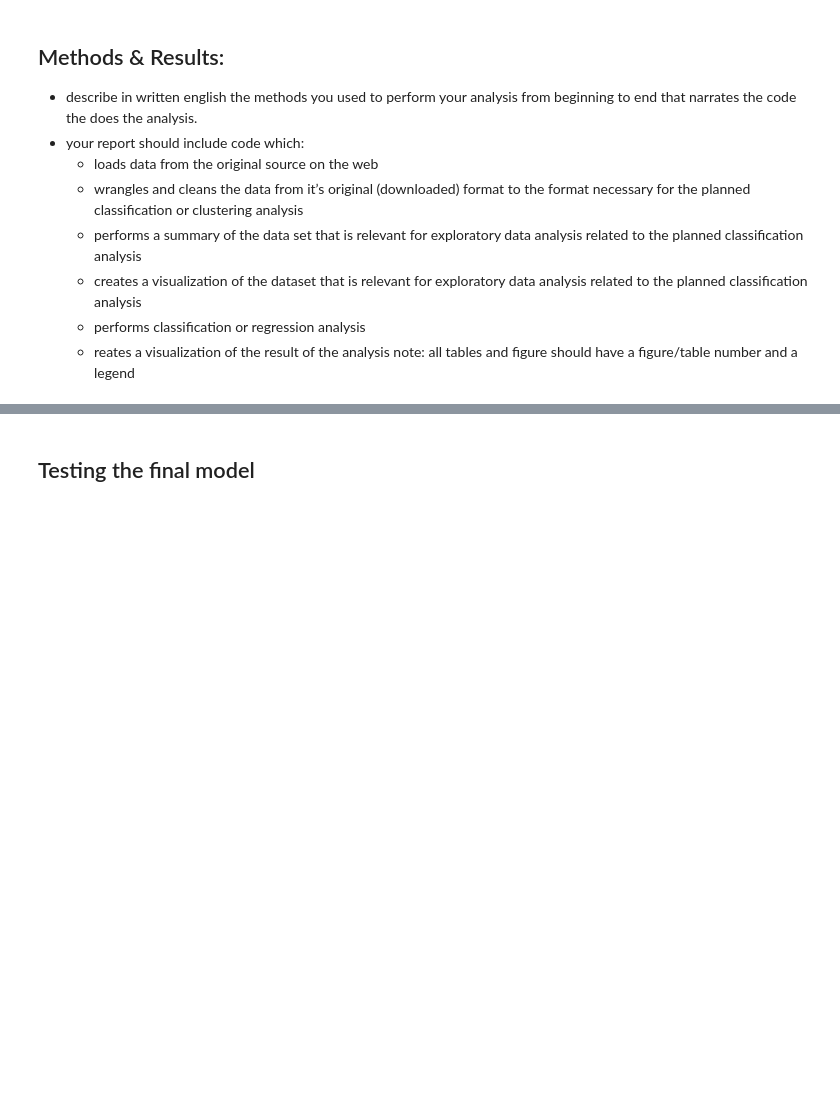
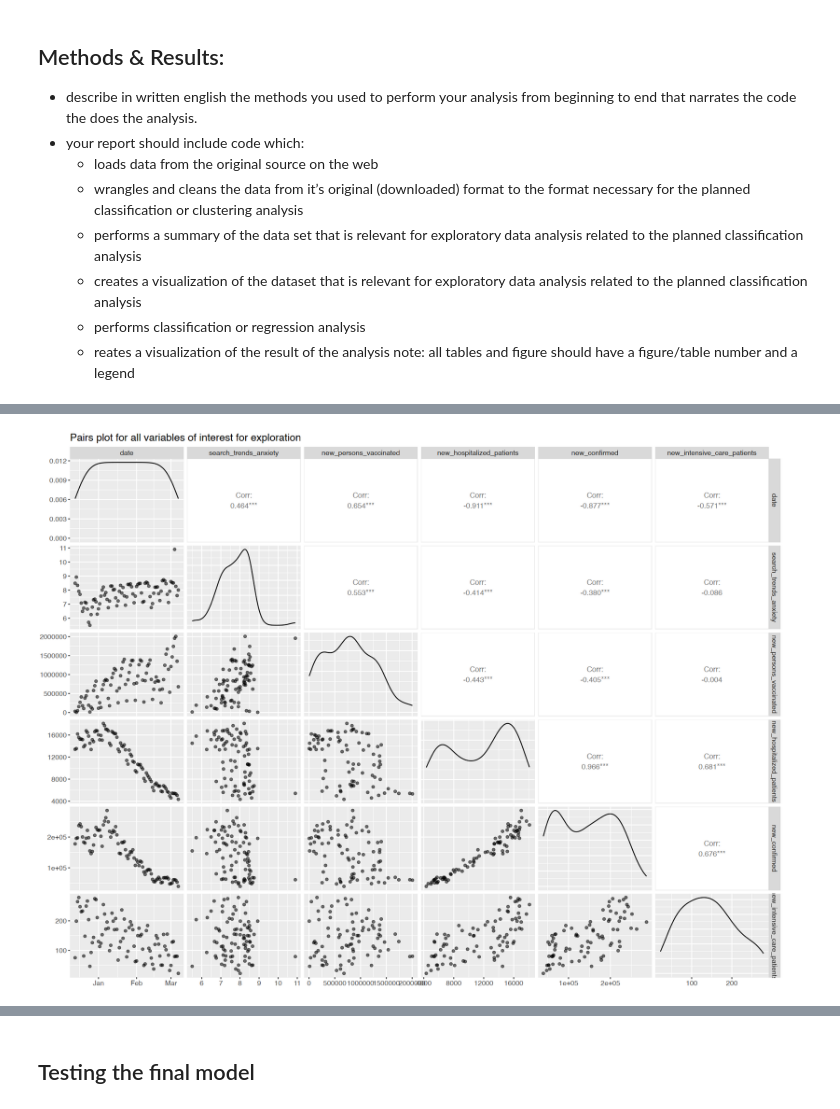
Before and after one commit to DSCI-310-2025/dsci-310-group-14, a Jupyter notebook: covid_analysis.ipynb, the cells around one changed output, grey strips where cells are left out. Cells and saved outputs as stored; diff of their text form; code cells hidden in the pictures; blank space fills up the shorter version.

Commit message:
audited and checked code analysis

```diff
--- a/covid_analysis.ipynb
+++ b/covid_analysis.ipynb
@@ -219,0 +55,9 @@ tidy(final_model)
+# %%
+# select only the interested variables for further analysis
+us_selected <- us_covid |>
+               select(date, search_trends_anxiety, new_persons_vaccinated,
+                       new_hospitalized_patients, new_confirmed, new_intensive_care_patients) |>
+                drop_na()
+
+#inspect first 6 rows of data
+head(us_selected)
@@ -219,0 +143,8 @@ tidy(final_model)
+# %%
+options(repr.plot.width = 16, repr.plot.height = 12) # change plot sizes to an appropiate size
+
+ggpairs(us_selected, aes(alpha = 0.5)) +
+    theme(text = element_text(size = 13)) +
+    ggtitle("Pairs plot for all variables of interest for exploration")
+# %% [output]
+[figure, added]
```
Also changed, not shown: parts of 45 cells of this notebook.
